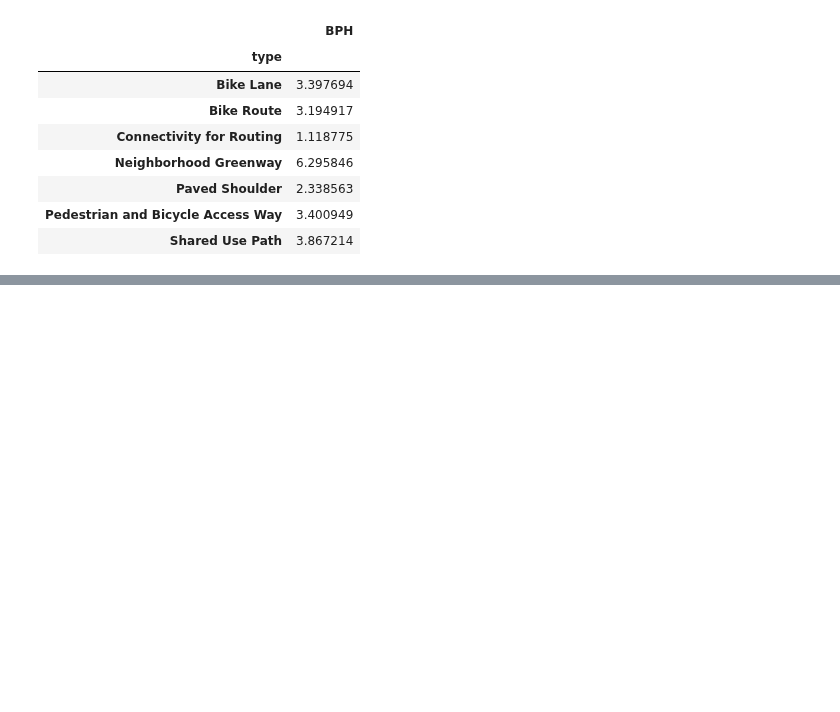
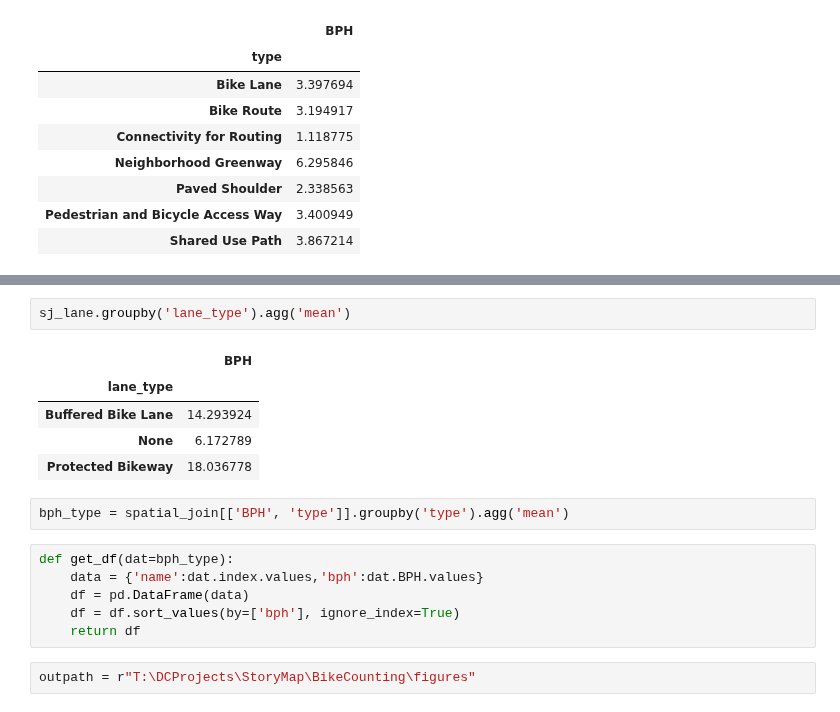
Before and after one commit to dongmeic/BikeCounting, a Jupyter notebook: Analysis/Bike_Counts_by_Lane_Type.ipynb, the cells around one changed output, grey strips where cells are left out. Saved outputs shown, nothing was run; the diff lists cells and outputs as text; blank space fills up the shorter version.

```diff
--- a/Analysis/Bike_Counts_by_Lane_Type.ipynb
+++ b/Analysis/Bike_Counts_by_Lane_Type.ipynb
@@ -126,0 +142,18 @@ spatial_join[(spatial_join.distances <= 10)][['BPH', 'lane_type']].groupby('lane
+# %%
+sj_lane.groupby('lane_type').agg('mean')
+# %% [output]
+|  | BPH |
+| lane_type |  |
+| Buffered Bike Lane | 14.293924 |
+| None | 6.172789 |
+| Protected Bikeway | 18.036778 |
+# %%
+bph_type = spatial_join[['BPH', 'type']].groupby('type').agg('mean')
+# %%
+def get_df(dat=bph_type):
+    data = {'name':dat.index.values,'bph':dat.BPH.values}
+    df = pd.DataFrame(data)
+    df = df.sort_values(by=['bph'], ignore_index=True)
+    return df
+# %%
+outpath = r"T:\DCProjects\StoryMap\BikeCounting\figures"
```
Also changed, not shown: parts of 25 cells of this notebook, 4 other files.
